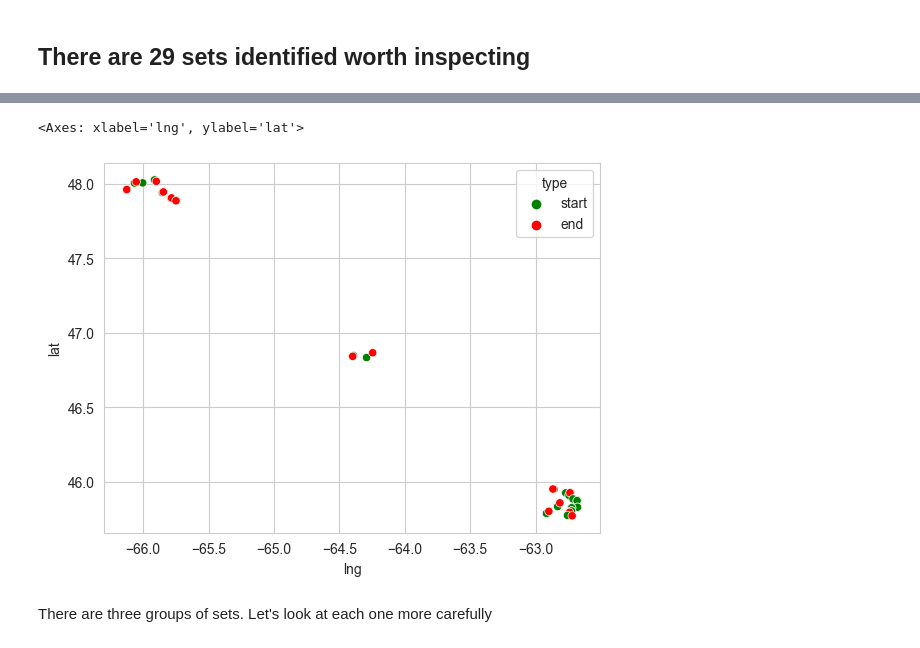
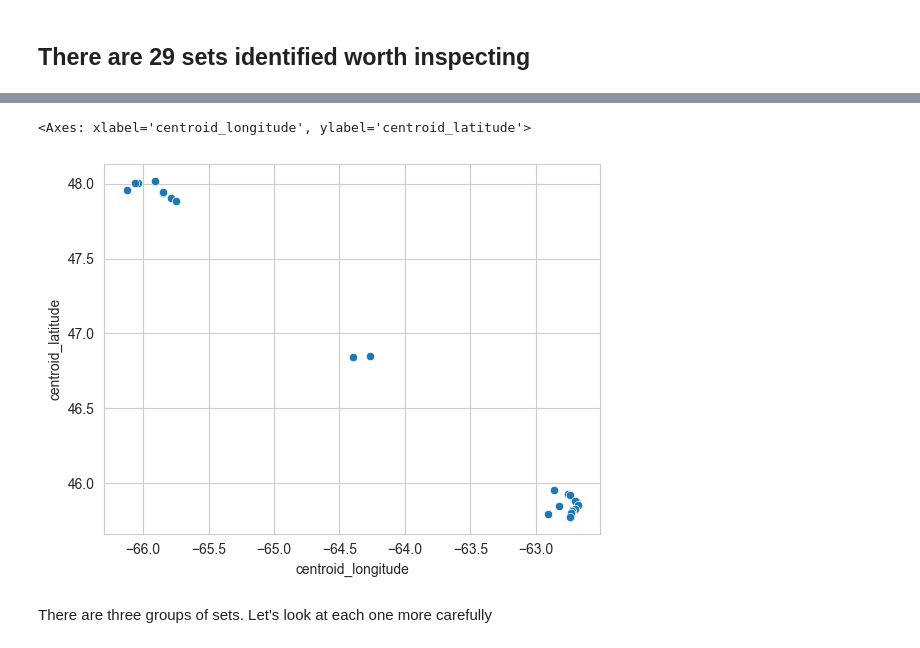
Before and after one commit to dfo-gulf-science/JupyterNotebookCollection, a Jupyter notebook: RockCrabX023/SetExploration.ipynb, the cells around one changed output, grey strips where cells are left out. Saved outputs shown, nothing was run; the diff lists cells and outputs as text; code cells hidden in the pictures.

```diff
--- a/RockCrabX023/SetExploration.ipynb
+++ b/RockCrabX023/SetExploration.ipynb
@@ -45,8 +46,6 @@ raw_set_data["end_longitude"] = raw_set_data.apply(lambda x: dm2dd(x["end_longit
 raw_set_data["centroid_latitude"] = raw_set_data.apply(lambda x: mean([x["start_latitude"], x["end_latitude"]]), axis=1)
 raw_set_data["centroid_longitude"] = raw_set_data.apply(lambda x: mean([x["start_longitude"], x["end_longitude"]]), axis=1)
 
-
-
 # datetime string to datetime objects
 raw_set_data["start_date"] = pd.to_datetime(raw_set_data["start_date"])
 raw_set_data["end_date"] = pd.to_datetime(raw_set_data["end_date"])
@@ -63,7 +62,8 @@ def is_valid(*args) -> bool:
 raw_set_data["has_start_coordinates"] = raw_set_data.apply(lambda x: is_valid(x["start_latitude"], x["start_longitude"]), axis=1)
 raw_set_data["has_end_coordinates"] = raw_set_data.apply(lambda x: is_valid(x["end_latitude"], x["end_longitude"]), axis=1)
 
-columns_of_interest = ["set_number", "start_date", "end_date", 'start_latitude', 'start_longitude', 'end_latitude', 'end_longitude', 'centroid_latitude', 'centroid_longitude', 'id',
+columns_of_interest = ["set_number", "start_date", "end_date", 'start_latitude', 'start_longitude', 'end_latitude', 'end_longitude', 'centroid_latitude',
+                       'centroid_longitude', 'id',
                        "has_start_coordinates", "has_end_coordinates"]
 sets = raw_set_data[columns_of_interest]
 # sets.to_csv("sets.csv")
@@ -254,7 +202,7 @@ locs
-# %%
-sns.scatterplot(data=locs, x="lng", y="lat", hue="type", palette=["g", "r"])
-# %% [output]
-<Axes: xlabel='lng', ylabel='lat'>
-[figure, removed]
+# %%
+sns.scatterplot(data=sus_sets, x="centroid_longitude", y="centroid_latitude")
+# %% [output]
+<Axes: xlabel='centroid_longitude', ylabel='centroid_latitude'>
+[figure, added]
 # %% [markdown]
 There are three groups of sets. Let's look at each one more carefully
```
Also changed, not shown: parts of 12 cells of this notebook.
